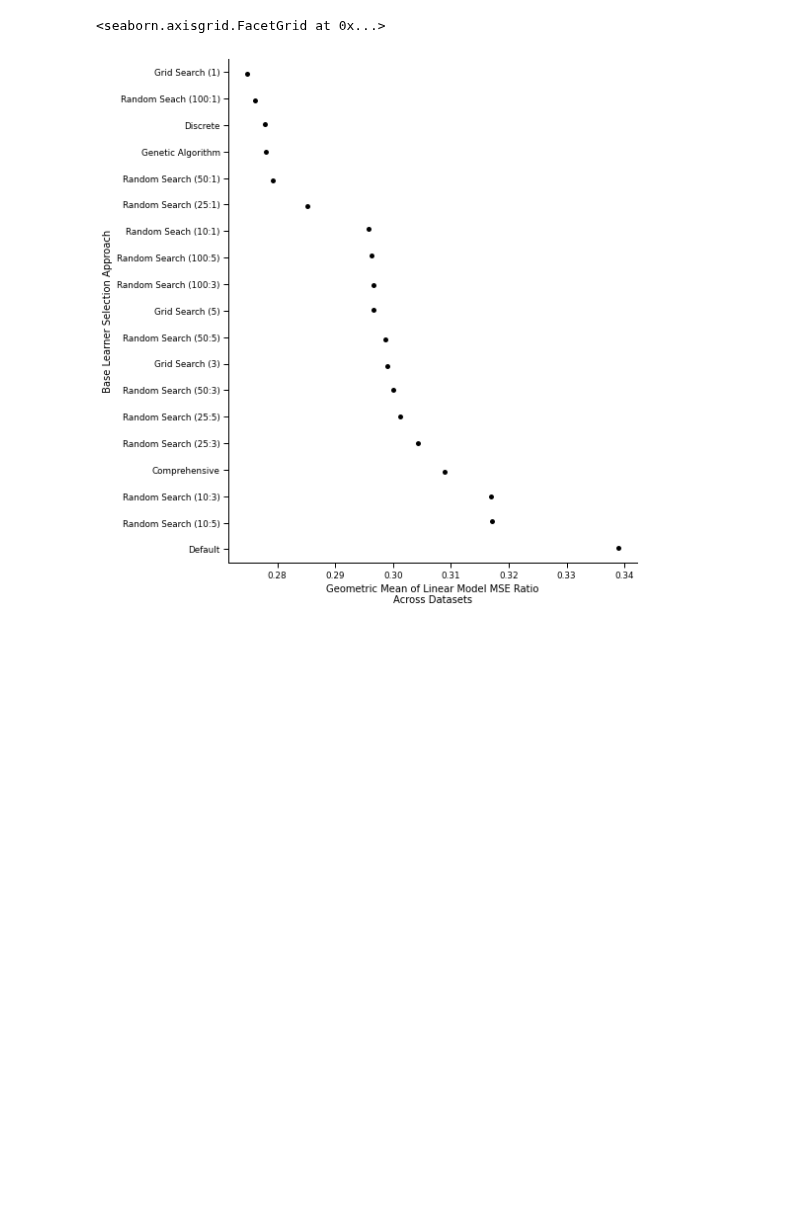
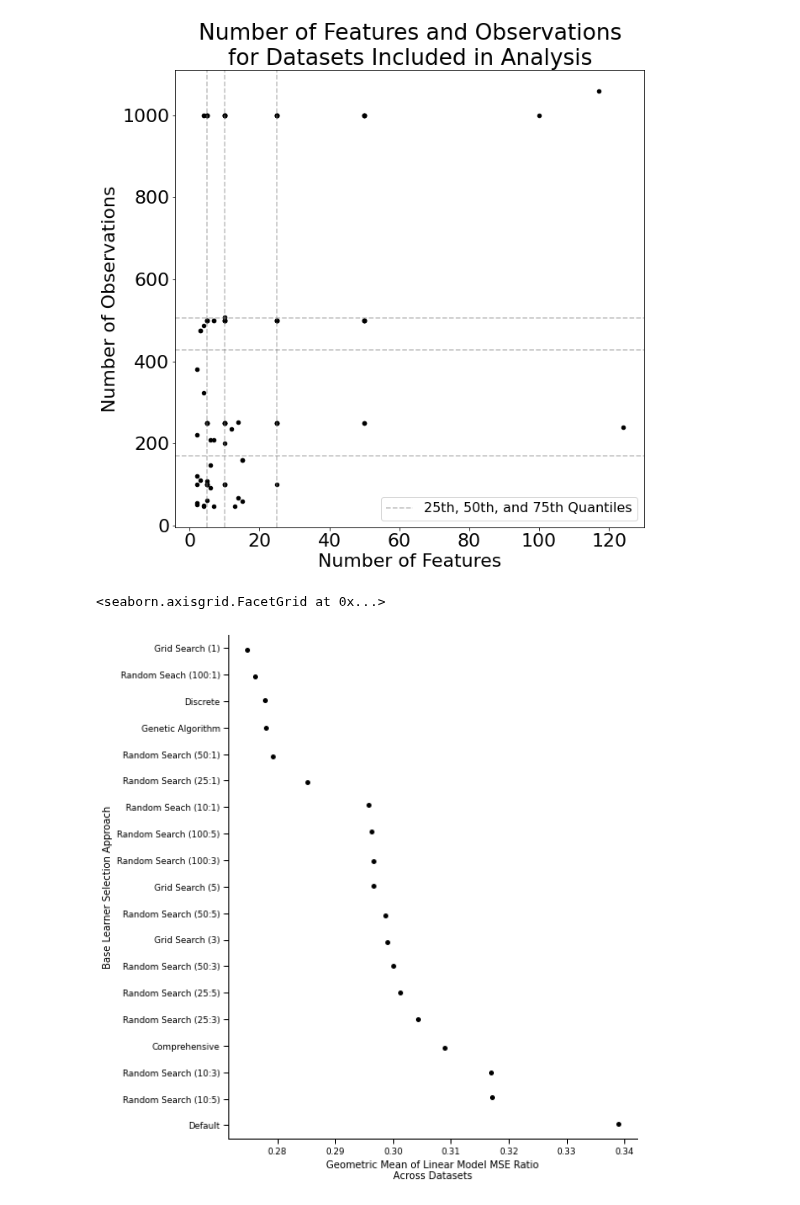
Before and after one commit to christopher-rowe/superlearner_tuning, a Jupyter notebook: notebooks/summarize_results.ipynb, the cells around one changed output. Cells and saved outputs as stored; diff of their text form; code cells hidden in the pictures; blank space fills up the shorter version.

Commit message:
adding dataset info code

```diff
--- a/notebooks/summarize_results.ipynb
+++ b/notebooks/summarize_results.ipynb
@@ -7,6 +8,36 @@ import seaborn as sns
 import os
 # %%
 os.chdir(os.path.dirname(os.getcwd()))
+# %%
+dataset_info = pd.read_csv('results/dataset_info.csv')
+# %%
+plt.rcParams.update({'font.size': 22})
+fig, ax = plt.subplots(figsize=(10,10))
+ax.scatter(dataset_info.p, dataset_info.n, s = 20, color = 'k')
+ax.set_xlabel('Number of Features')
+ax.set_ylabel('Number of Observations')
+ax.set_title('Number of Features and Observations\nfor Datasets Included in Analysis')
+ax.axhline(y=np.quantile(dataset_info.n, 0.25), ls='--', color = 'grey', alpha=0.5,
+           label = "25th, 50th, and 75th Quantiles")
+ax.axhline(y=np.quantile(dataset_info.n, 0.5), ls='--', color = 'grey', alpha=0.5,
+           label = "25th, 50th, and 75th Quantiles")
+ax.axhline(y=np.quantile(dataset_info.n, 0.75), ls='--', color = 'grey', alpha=0.5,
+           label = "25th, 50th, and 75th Quantiles")
+ax.axvline(x=np.quantile(dataset_info.p, 0.25), ls='--', color = 'grey', alpha=0.5,
+           label = "25th, 50th, and 75th Quantiles")
+ax.axvline(x=np.quantile(dataset_info.p, 0.5), ls='--', color = 'grey', alpha=0.5,
+           label = "25th, 50th, and 75th Quantiles")
+ax.axvline(x=np.quantile(dataset_info.p, 0.75), ls='--', color = 'grey', alpha=0.5,
+           label = "25th, 50th, and 75th Quantiles")
+
+labels = ["25th, 50th, and 75th Quantiles"]
+handles, _ = ax.get_legend_handles_labels()
+plt.legend(loc=4, handles = handles[1:], labels = labels, prop={'size': 16})
+
+
+plt.show()
+# %% [output]
+[figure, added]
 # %%
 # import results
 results = pd.read_csv('results/parallel/results.csv')
```
Also changed, not shown: parts of 1 cell of this notebook, 1 other file.
